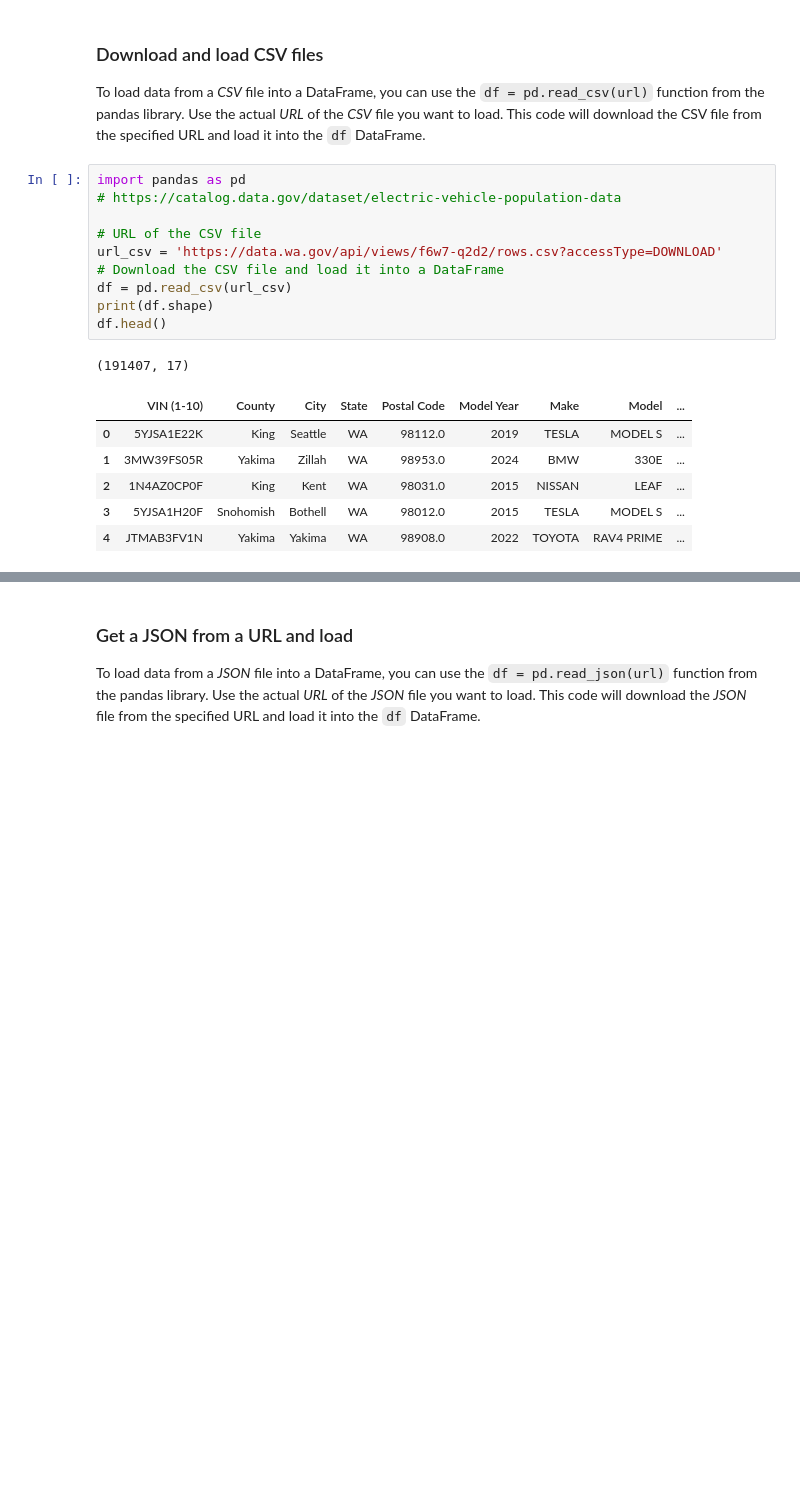
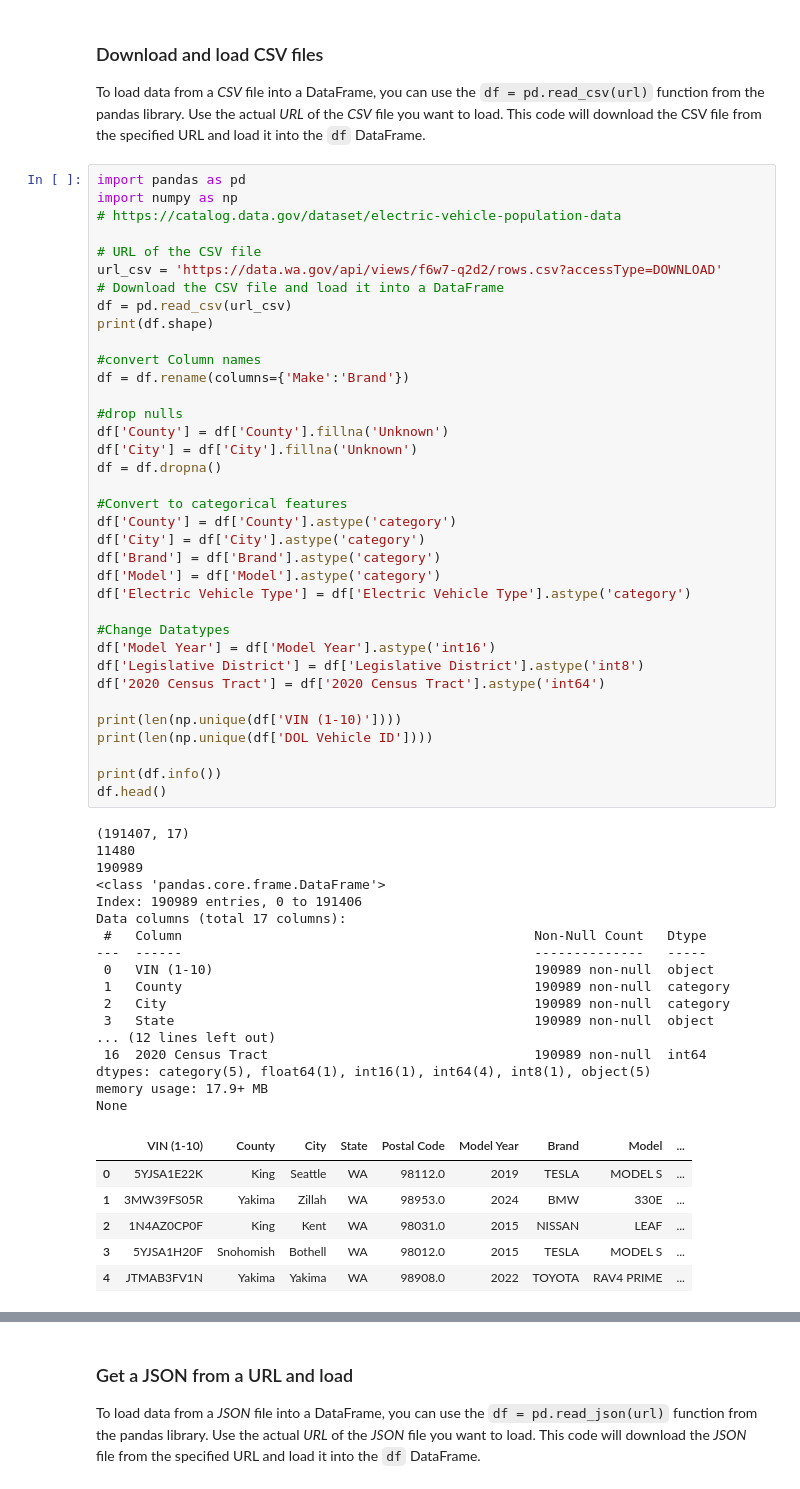
Before and after one commit to NicoG2023/Data_Science_Introduction, a Jupyter notebook: Classes/EDA-DataCleaning.ipynb, the cells around one changed output, grey strips where cells are left out. Cells and saved outputs as stored; diff of their text form; blank space fills up the shorter version.

Commit message:
Advanced on the DataCleaning until Exploratory Data Analysis

```diff
--- a/Classes/EDA-DataCleaning.ipynb
+++ b/Classes/EDA-DataCleaning.ipynb
@@ -8,17 +8,59 @@ __Open Data__ refers to the concept of making _data freely available_ to the pub
 To load data from a _CSV_ file into a DataFrame, you can use the `df = pd.read_csv(url)` function from the pandas library. Use the actual _URL_ of the _CSV_ file you want to load. This code will download the CSV file from the specified URL and load it into the `df` DataFrame.
 # %%
 import pandas as pd
+import numpy as np
 # https://catalog.data.gov/dataset/electric-vehicle-population-data
 
 # URL of the CSV file
 url_csv = 'https://data.wa.gov/api/views/f6w7-q2d2/rows.csv?accessType=DOWNLOAD'
 # Download the CSV file and load it into a DataFrame
 df = pd.read_csv(url_csv)
 print(df.shape)
+
+#convert Column names
+df = df.rename(columns={'Make':'Brand'})
+
+#drop nulls
+df['County'] = df['County'].fillna('Unknown')
+df['City'] = df['City'].fillna('Unknown')
+df = df.dropna()
+
+#Convert to categorical features
+df['County'] = df['County'].astype('category')
+df['City'] = df['City'].astype('category')
+df['Brand'] = df['Brand'].astype('category')
+df['Model'] = df['Model'].astype('category')
+df['Electric Vehicle Type'] = df['Electric Vehicle Type'].astype('category')
+
+#Change Datatypes
+df['Model Year'] = df['Model Year'].astype('int16')
+df['Legislative District'] = df['Legislative District'].astype('int8')
+df['2020 Census Tract'] = df['2020 Census Tract'].astype('int64')
+
+print(len(np.unique(df['VIN (1-10)'])))
+print(len(np.unique(df['DOL Vehicle ID'])))
+
+print(df.info())
 df.head()
 # %% [output]
 (191407, 17)
+11480
+190989
+<class 'pandas.core.frame.DataFrame'>
+Index: 190989 entries, 0 to 191406
+Data columns (total 17 columns):
+ #   Column                                             Non-Null Count   Dtype
+---  ------                                             --------------   -----
+ 0   VIN (1-10)                                         190989 non-null  object
+ 1   County                                             190989 non-null  category
+ 2   City                                               190989 non-null  category
+ 3   State                                              190989 non-null  object
+... (12 lines left out)
+ 16  2020 Census Tract                                  190989 non-null  int64
+dtypes: category(5), float64(1), int16(1), int64(4), int8(1), object(5)
+memory usage: 17.9+ MB
+None
-|  | VIN (1-10) | County | City | State | Postal Code | Model Year | Make | Model | ... |
+|  | VIN (1-10) | County | City | State | Postal Code | Model Year | Brand | Model | ... |
 | 0 | 5YJSA1E22K | King | Seattle | WA | 98112.0 | 2019 | TESLA | MODEL S | ... |
 | 1 | 3MW39FS05R | Yakima | Zillah | WA | 98953.0 | 2024 | BMW | 330E | ... |
 | 2 | 1N4AZ0CP0F | King | Kent | WA | 98031.0 | 2015 | NISSAN | LEAF | ... |
```
Also changed, not shown: parts of 10 cells of this notebook, 10 other files.
